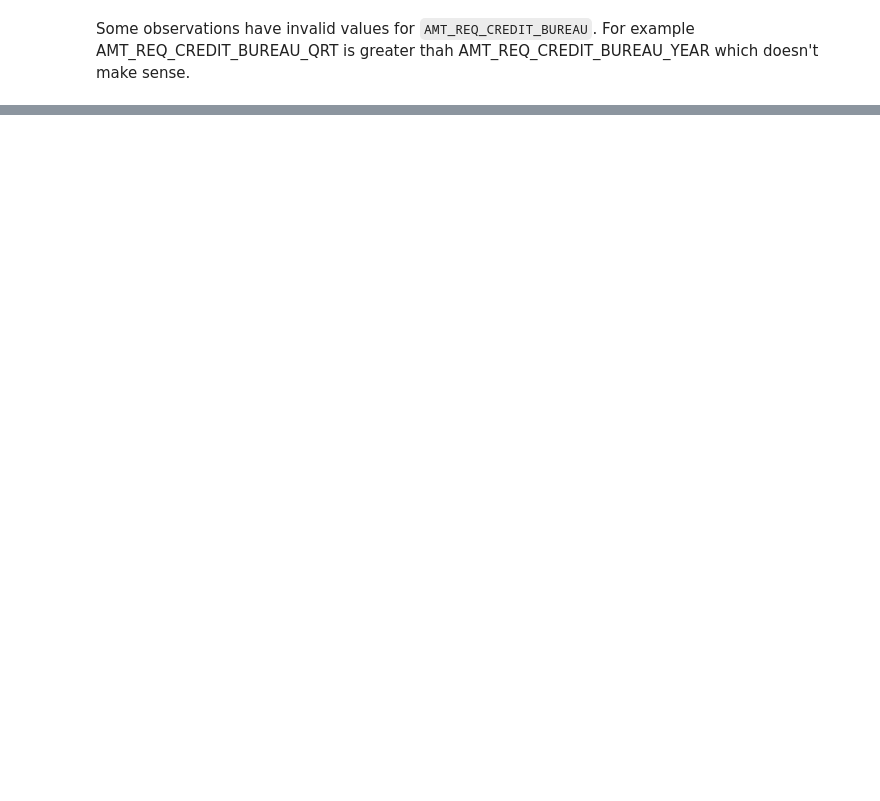
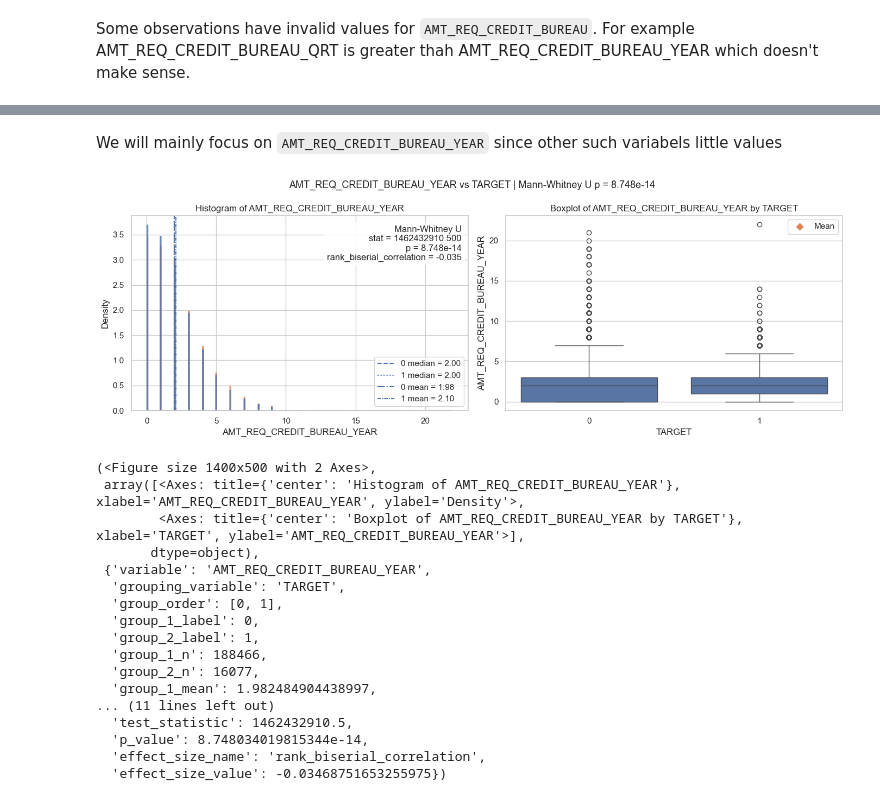
Before and after one commit to alek-ds/home-credit-default-risk-ak, a Jupyter notebook: notebooks/analysis_of_application_data.ipynb, the cells around one changed output, grey strips where cells are left out. Saved outputs shown, nothing was run; the diff lists cells and outputs as text; code cells hidden in the pictures; blank space fills up the shorter version.

Commit message:
Continuation of AMT_REQ_CREDIT_BUREAU columns analysis

```diff
--- a/notebooks/analysis_of_application_data.ipynb
+++ b/notebooks/analysis_of_application_data.ipynb
@@ -407,8 +407,8 @@ print(f"Number of all columns: {app_df.shape[1]}")
 print(f"Len of cols_to_drop: {len(cols_to_drop)}")
 print(f"Len of cols_to_keep: {len(cols_to_keep)}")
 
-app_df_1 = app_df_1.drop(columns=cols_to_drop)
-print(f"New number of columns: {app_df_1.shape[1]}")
+# app_df_1 = app_df_1.drop(columns=cols_to_drop)
+# print(f"New number of columns: {app_df_1.shape[1]}")
 # %% [output]
 Number of all columns: 122
 Len of cols_to_drop: 49
@@ -526,0 +573,27 @@ for col in credit_bureau_cols:
+# %% [markdown]
+We will mainly focus on `AMT_REQ_CREDIT_BUREAU_YEAR` since other such variabels little values
+# %%
+quantitative_vs_binary(
+    df=app_df_3,
+    quantitative_var='AMT_REQ_CREDIT_BUREAU_YEAR',
+    binary_var='TARGET'
+)
+# %% [output]
+[figure, added]
+(<Figure size 1400x500 with 2 Axes>,
+ array([<Axes: title={'center': 'Histogram of AMT_REQ_CREDIT_BUREAU_YEAR'}, xlabel='AMT_REQ_CREDIT_BUREAU_YEAR', ylabel='Density'>,
+        <Axes: title={'center': 'Boxplot of AMT_REQ_CREDIT_BUREAU_YEAR by TARGET'}, xlabel='TARGET', ylabel='AMT_REQ_CREDIT_BUREAU_YEAR'>],
+       dtype=object),
+ {'variable': 'AMT_REQ_CREDIT_BUREAU_YEAR',
+  'grouping_variable': 'TARGET',
+  'group_order': [0, 1],
+  'group_1_label': 0,
+  'group_2_label': 1,
+  'group_1_n': 188466,
+  'group_2_n': 16077,
+  'group_1_mean': 1.982484904438997,
+... (11 lines left out)
+  'test_statistic': 1462432910.5,
+  'p_value': 8.748034019815344e-14,
+  'effect_size_name': 'rank_biserial_correlation',
+  'effect_size_value': -0.03468751653255975})
```
Also changed, not shown: parts of 11 cells of this notebook.
